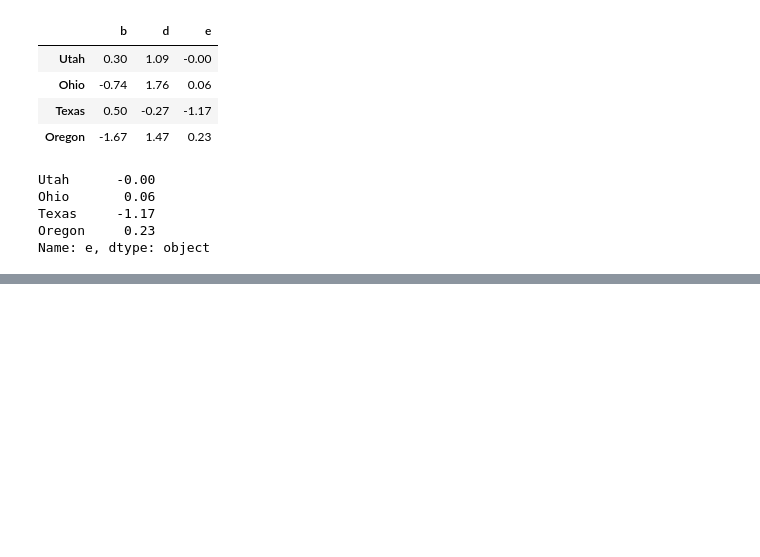
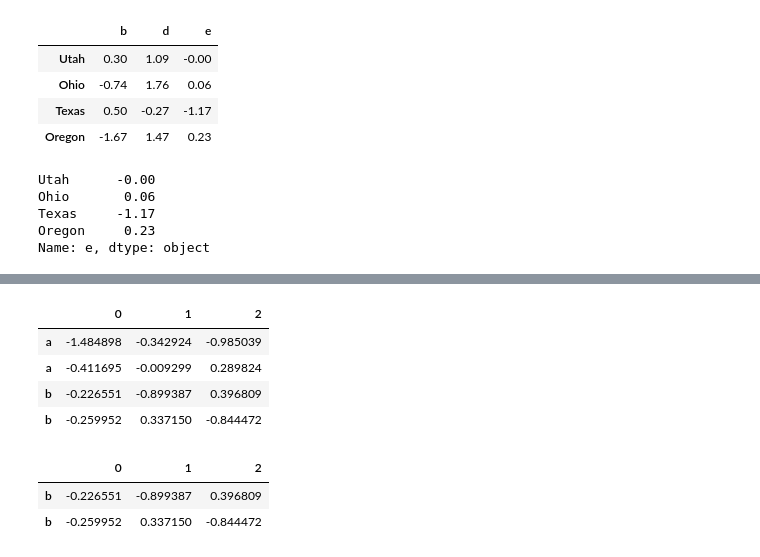
Before and after one commit to 1990Jasonlee/WesCh5, a Jupyter notebook: Chapter5WorkAlong.ipynb, the cells around one changed output, grey strips where cells are left out. Saved outputs shown, nothing was run; the diff lists cells and outputs as text; code cells hidden in the pictures; blank space fills up the shorter version.

```diff
--- a/Chapter5WorkAlong.ipynb
+++ b/Chapter5WorkAlong.ipynb
@@ -1049,0 +1208,16 @@ Name: e, dtype: object
+# %%
+df = pd.DataFrame(np.random.randn(4,3), index = ['a','a','b','b'])
+# %%
+df
+# %% [output]
+|  | 0 | 1 | 2 |
+| a | -1.484898 | -0.342924 | -0.985039 |
+| a | -0.411695 | -0.009299 | 0.289824 |
+| b | -0.226551 | -0.899387 | 0.396809 |
+| b | -0.259952 | 0.337150 | -0.844472 |
+# %%
+df.loc['b']
+# %% [output]
+|  | 0 | 1 | 2 |
+| b | -0.226551 | -0.899387 | 0.396809 |
+| b | -0.259952 | 0.337150 | -0.844472 |
```
Also changed, not shown: parts of 26 cells of this notebook.
